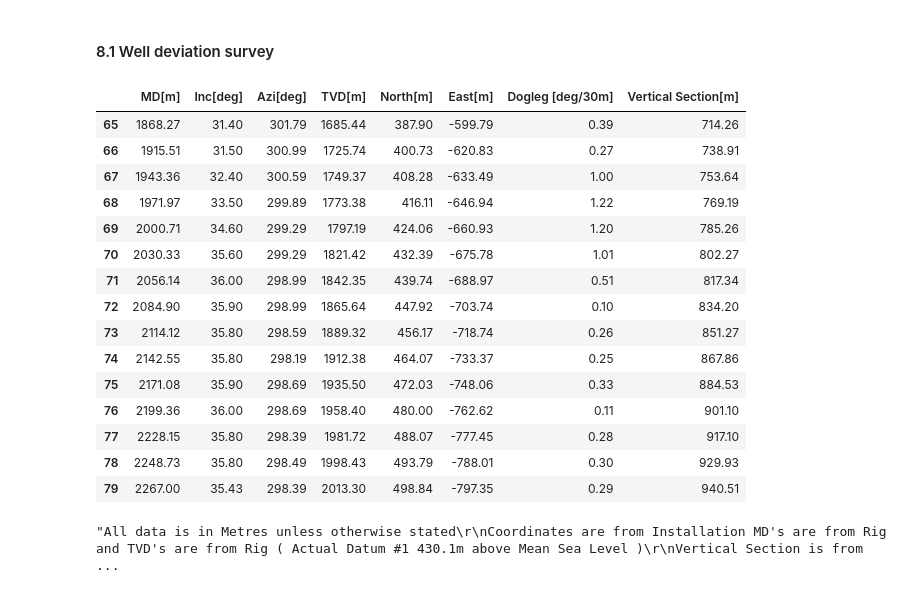
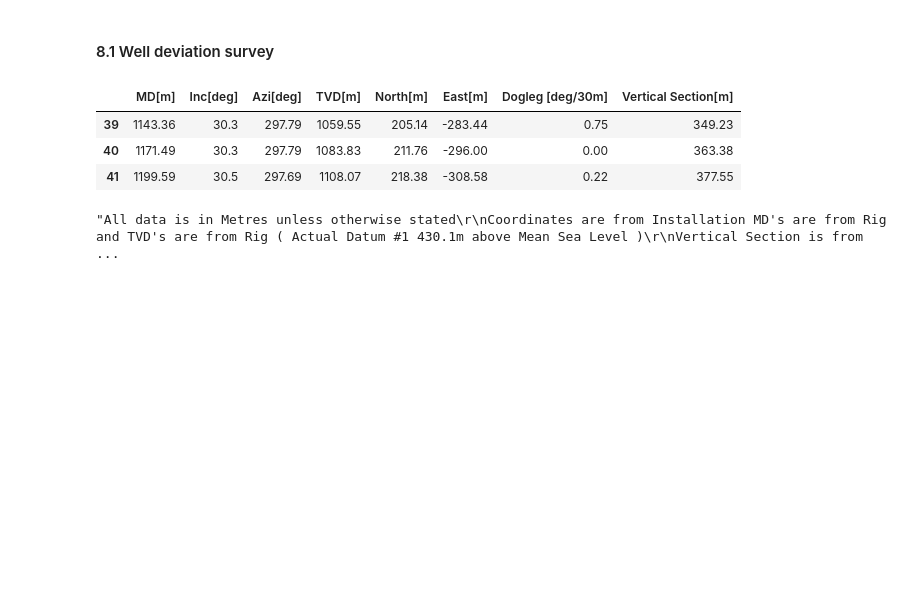
Before and after one commit to Zabamund/fracture-SFA, a Jupyter notebook: notebooks/SFA_Notebook.ipynb, the cells around one changed output. Saved outputs shown, nothing was run; the diff lists cells and outputs as text; code cells hidden in the pictures; blank space fills up the shorter version.

```diff
--- a/notebooks/SFA_Notebook.ipynb
+++ b/notebooks/SFA_Notebook.ipynb
@@ -193,24 +193,12 @@ image_data.to_csv('../data/cleanedData/image_data.csv',sep=',')
 #### 8.1 Well deviation survey
 # %%
 #survey_edt, survey_info, tops, image_data
-survey_edt.tail(15)
+survey_edt[39:42]
 # %% [output]
 |  | MD[m] | Inc[deg] | Azi[deg] | TVD[m] | North[m] | East[m] | Dogleg [deg/30m] | Vertical Section[m] |
-| 65 | 1868.27 | 31.40 | 301.79 | 1685.44 | 387.90 | -599.79 | 0.39 | 714.26 |
-| 66 | 1915.51 | 31.50 | 300.99 | 1725.74 | 400.73 | -620.83 | 0.27 | 738.91 |
-| 67 | 1943.36 | 32.40 | 300.59 | 1749.37 | 408.28 | -633.49 | 1.00 | 753.64 |
-| 68 | 1971.97 | 33.50 | 299.89 | 1773.38 | 416.11 | -646.94 | 1.22 | 769.19 |
-| 69 | 2000.71 | 34.60 | 299.29 | 1797.19 | 424.06 | -660.93 | 1.20 | 785.26 |
-| 70 | 2030.33 | 35.60 | 299.29 | 1821.42 | 432.39 | -675.78 | 1.01 | 802.27 |
-| 71 | 2056.14 | 36.00 | 298.99 | 1842.35 | 439.74 | -688.97 | 0.51 | 817.34 |
-| 72 | 2084.90 | 35.90 | 298.99 | 1865.64 | 447.92 | -703.74 | 0.10 | 834.20 |
-| 73 | 2114.12 | 35.80 | 298.59 | 1889.32 | 456.17 | -718.74 | 0.26 | 851.27 |
-| 74 | 2142.55 | 35.80 | 298.19 | 1912.38 | 464.07 | -733.37 | 0.25 | 867.86 |
-| 75 | 2171.08 | 35.90 | 298.69 | 1935.50 | 472.03 | -748.06 | 0.33 | 884.53 |
-| 76 | 2199.36 | 36.00 | 298.69 | 1958.40 | 480.00 | -762.62 | 0.11 | 901.10 |
-| 77 | 2228.15 | 35.80 | 298.39 | 1981.72 | 488.07 | -777.45 | 0.28 | 917.10 |
-| 78 | 2248.73 | 35.80 | 298.49 | 1998.43 | 493.79 | -788.01 | 0.30 | 929.93 |
-| 79 | 2267.00 | 35.43 | 298.39 | 2013.30 | 498.84 | -797.35 | 0.29 | 940.51 |
+| 39 | 1143.36 | 30.3 | 297.79 | 1059.55 | 205.14 | -283.44 | 0.75 | 349.23 |
+| 40 | 1171.49 | 30.3 | 297.79 | 1083.83 | 211.76 | -296.00 | 0.00 | 363.38 |
+| 41 | 1199.59 | 30.5 | 297.69 | 1108.07 | 218.38 | -308.58 | 0.22 | 377.55 |
 # %%
 survey_info['Survey Info'][0]
 # %% [output]
```
Also changed, not shown: parts of 8 cells of this notebook.
